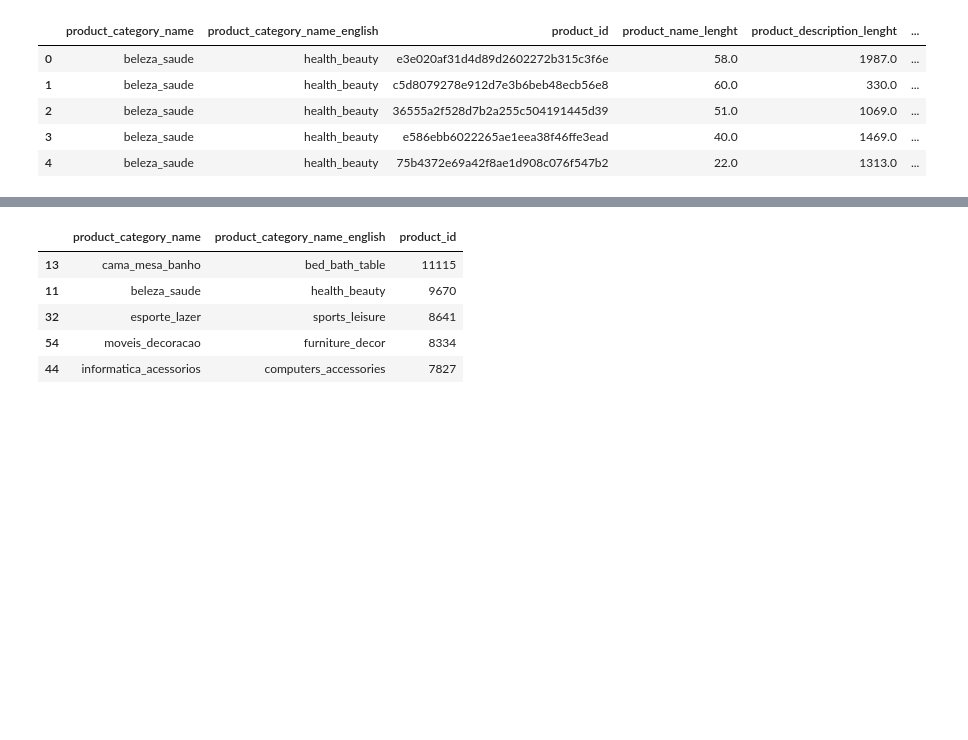
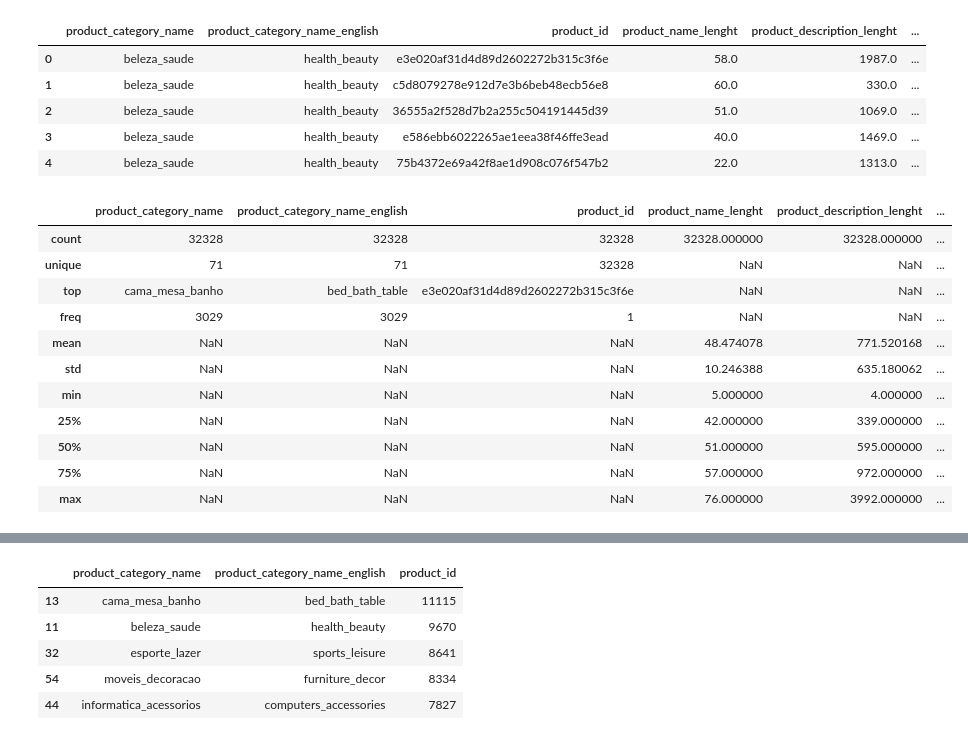
Before and after one commit to Vellllll/proyek-analisis-data, a Jupyter notebook: proyek_analisis_data.ipynb, the cells around one changed output, grey strips where cells are left out. Saved outputs shown, nothing was run; the diff lists cells and outputs as text; code cells hidden in the pictures; blank space fills up the shorter version.

```diff
--- a/proyek_analisis_data.ipynb
+++ b/proyek_analisis_data.ipynb
@@ -168,3 +210,18 @@ products_product_categories_df.head()
 | 2 | beleza_saude | health_beauty | 36555a2f528d7b2a255c504191445d39 | 51.0 | 1069.0 | ... |
 | 3 | beleza_saude | health_beauty | e586ebb6022265ae1eea38f46ffe3ead | 40.0 | 1469.0 | ... |
 | 4 | beleza_saude | health_beauty | 75b4372e69a42f8ae1d908c076f547b2 | 22.0 | 1313.0 | ... |
+# %%
+products_product_categories_df.describe(include = 'all')
+# %% [output]
+|  | product_category_name | product_category_name_english | product_id | product_name_lenght | product_description_lenght | ... |
+| count | 32328 | 32328 | 32328 | 32328.000000 | 32328.000000 | ... |
+| unique | 71 | 71 | 32328 | NaN | NaN | ... |
+| top | cama_mesa_banho | bed_bath_table | e3e020af31d4d89d2602272b315c3f6e | NaN | NaN | ... |
+| freq | 3029 | 3029 | 1 | NaN | NaN | ... |
+| mean | NaN | NaN | NaN | 48.474078 | 771.520168 | ... |
+| std | NaN | NaN | NaN | 10.246388 | 635.180062 | ... |
+| min | NaN | NaN | NaN | 5.000000 | 4.000000 | ... |
+| 25% | NaN | NaN | NaN | 42.000000 | 339.000000 | ... |
+| 50% | NaN | NaN | NaN | 51.000000 | 595.000000 | ... |
+| 75% | NaN | NaN | NaN | 57.000000 | 972.000000 | ... |
+| max | NaN | NaN | NaN | 76.000000 | 3992.000000 | ... |
```
Also changed, not shown: parts of 17 cells of this notebook, 2 other files.
